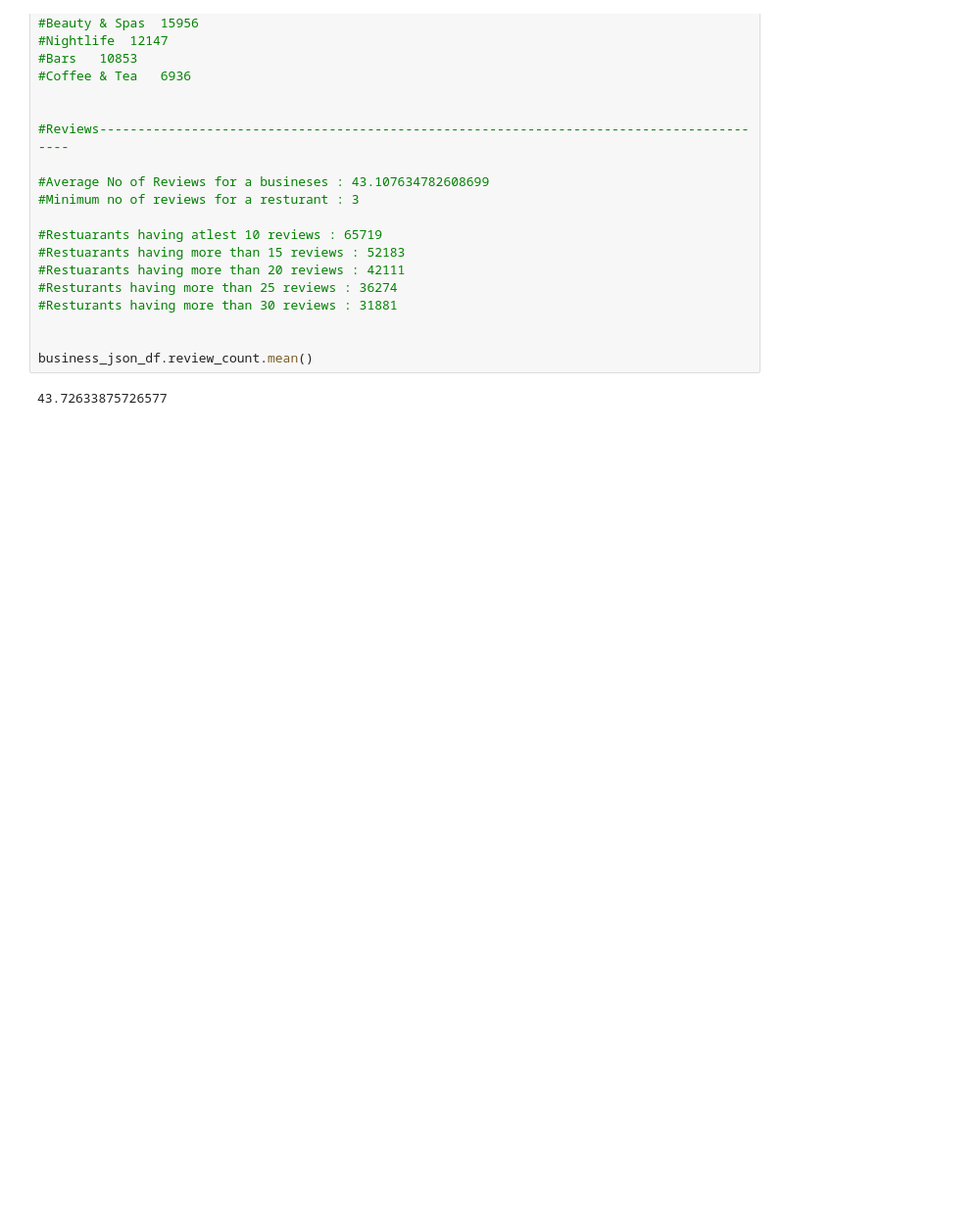
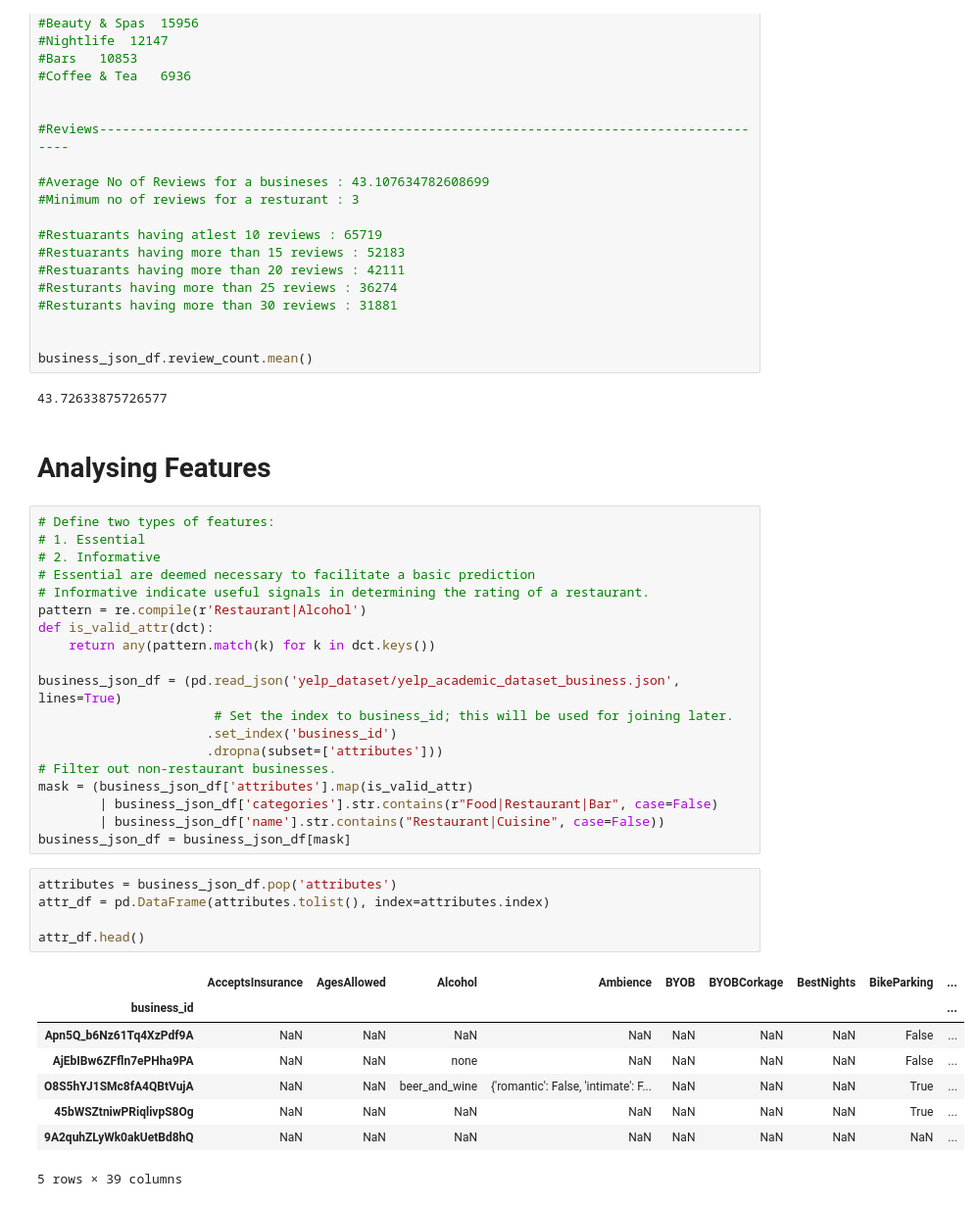
Before and after one commit to Coldsp33d/Yelp-Challenge-2018, a Jupyter notebook: dataset_analysis.ipynb, the cells around one changed output. Shown at 98% size. Saved outputs shown, nothing was run; the diff lists cells and outputs as text; blank space fills up the shorter version.

```diff
--- a/dataset_analysis.ipynb
+++ b/dataset_analysis.ipynb
@@ -115,3 +115,38 @@ catcount[catcount>1].size
 business_json_df.review_count.mean()
 # %% [output]
 43.72633875726577
+# %% [markdown]
+# Analysing Features
+# %%
+# Define two types of features:
+# 1. Essential
+# 2. Informative
+# Essential are deemed necessary to facilitate a basic prediction
+# Informative indicate useful signals in determining the rating of a restaurant.
+pattern = re.compile(r'Restaurant|Alcohol')
+def is_valid_attr(dct):
+    return any(pattern.match(k) for k in dct.keys())
+
+business_json_df = (pd.read_json('yelp_dataset/yelp_academic_dataset_business.json', lines=True)
+                       # Set the index to business_id; this will be used for joining later.
+                      .set_index('business_id')
+                      .dropna(subset=['attributes']))
+# Filter out non-restaurant businesses.
+mask = (business_json_df['attributes'].map(is_valid_attr)
+        | business_json_df['categories'].str.contains(r"Food|Restaurant|Bar", case=False)
+        | business_json_df['name'].str.contains("Restaurant|Cuisine", case=False))
+business_json_df = business_json_df[mask]
+# %%
+attributes = business_json_df.pop('attributes')
+attr_df = pd.DataFrame(attributes.tolist(), index=attributes.index)
+
+attr_df.head()
+# %% [output]
+|  | AcceptsInsurance | AgesAllowed | Alcohol | Ambience | BYOB | BYOBCorkage | BestNights | BikeParking | ... |
+| business_id |  |  |  |  |  |  |  |  | ... |
+| Apn5Q_b6Nz61Tq4XzPdf9A | NaN | NaN | NaN | NaN | NaN | NaN | NaN | False | ... |
+| AjEbIBw6ZFfln7ePHha9PA | NaN | NaN | none | NaN | NaN | NaN | NaN | False | ... |
+| O8S5hYJ1SMc8fA4QBtVujA | NaN | NaN | beer_and_wine | {'romantic': False, 'intimate': F... | NaN | NaN | NaN | True | ... |
+| 45bWSZtniwPRiqlivpS8Og | NaN | NaN | NaN | NaN | NaN | NaN | NaN | True | ... |
+| 9A2quhZLyWk0akUetBd8hQ | NaN | NaN | NaN | NaN | NaN | NaN | NaN | NaN | ... |
+5 rows × 39 columns
```
Also changed, not shown: parts of 19 cells of this notebook.
